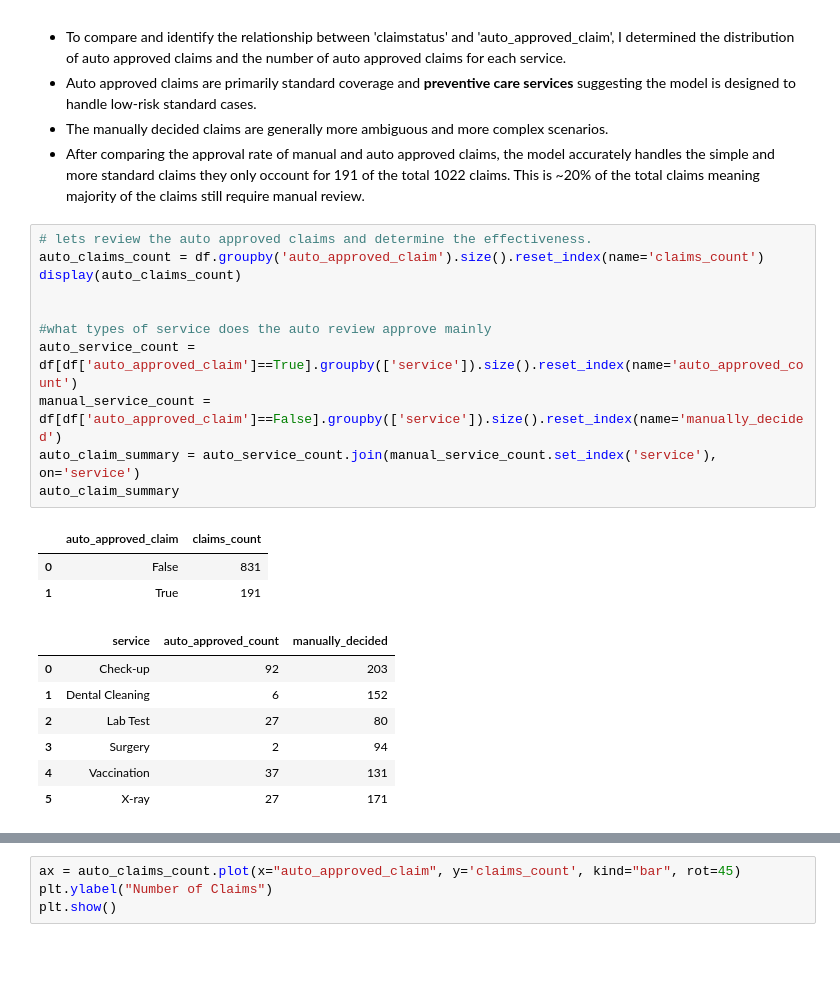
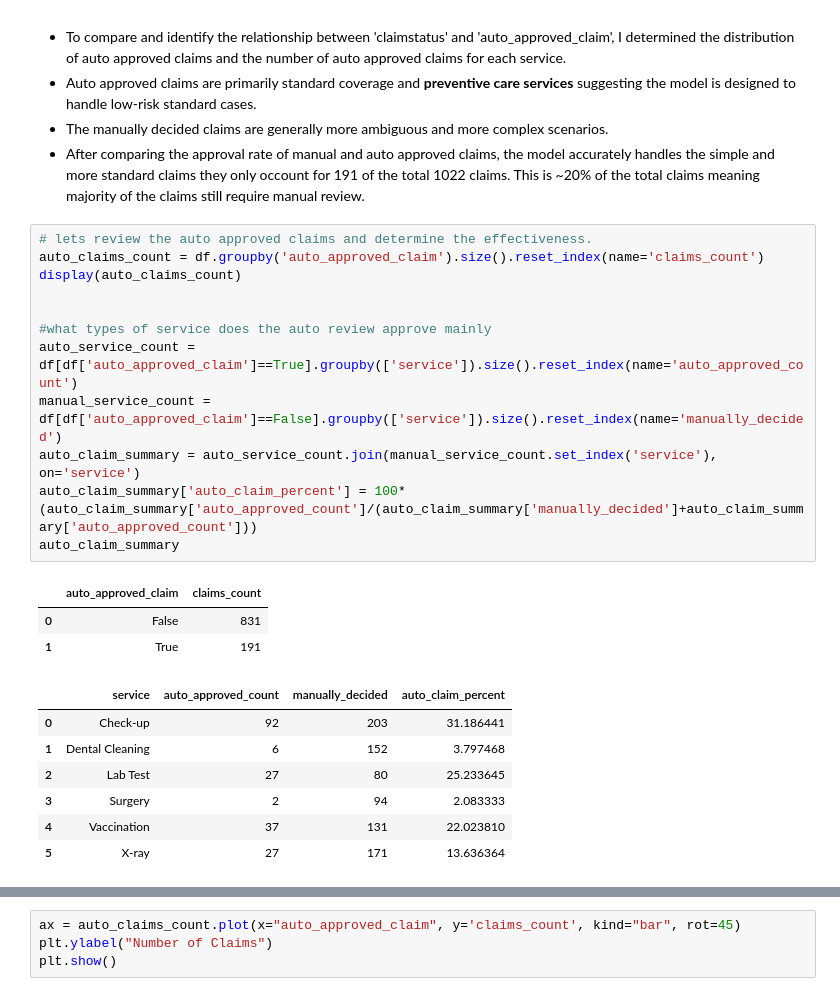
Before and after one commit to CMesiti/DataAnalyticsNotebooks, a Jupyter notebook: Claims_Data_Challenge.ipynb, the cells around one changed output, grey strips where cells are left out. Cells and saved outputs as stored; diff of their text form; blank space fills up the shorter version.

```diff
--- a/Claims_Data_Challenge.ipynb
+++ b/Claims_Data_Challenge.ipynb
@@ -228,22 +342,23 @@ monthly_counts.plot(title='Claims Over Time', x='year_month', y='claims count',
 # %%
 # lets review the auto approved claims and determine the effectiveness.
 auto_claims_count = df.groupby('auto_approved_claim').size().reset_index(name='claims_count')
 display(auto_claims_count)
 
 
 #what types of service does the auto review approve mainly
 auto_service_count = df[df['auto_approved_claim']==True].groupby(['service']).size().reset_index(name='auto_approved_count')
 manual_service_count = df[df['auto_approved_claim']==False].groupby(['service']).size().reset_index(name='manually_decided')
 auto_claim_summary = auto_service_count.join(manual_service_count.set_index('service'), on='service')
+auto_claim_summary['auto_claim_percent'] = 100*(auto_claim_summary['auto_approved_count']/(auto_claim_summary['manually_decided']+auto_claim_summary['auto_approved_count']))
 auto_claim_summary
 # %% [output]
 |  | auto_approved_claim | claims_count |
 | 0 | False | 831 |
 | 1 | True | 191 |
-|  | service | auto_approved_count | manually_decided |
-| 0 | Check-up | 92 | 203 |
-| 1 | Dental Cleaning | 6 | 152 |
-| 2 | Lab Test | 27 | 80 |
-| 3 | Surgery | 2 | 94 |
-| 4 | Vaccination | 37 | 131 |
-| 5 | X-ray | 27 | 171 |
+|  | service | auto_approved_count | manually_decided | auto_claim_percent |
+| 0 | Check-up | 92 | 203 | 31.186441 |
+| 1 | Dental Cleaning | 6 | 152 | 3.797468 |
+| 2 | Lab Test | 27 | 80 | 25.233645 |
+| 3 | Surgery | 2 | 94 | 2.083333 |
+| 4 | Vaccination | 37 | 131 | 22.023810 |
+| 5 | X-ray | 27 | 171 | 13.636364 |
```
Also changed, not shown: parts of 37 cells of this notebook.
